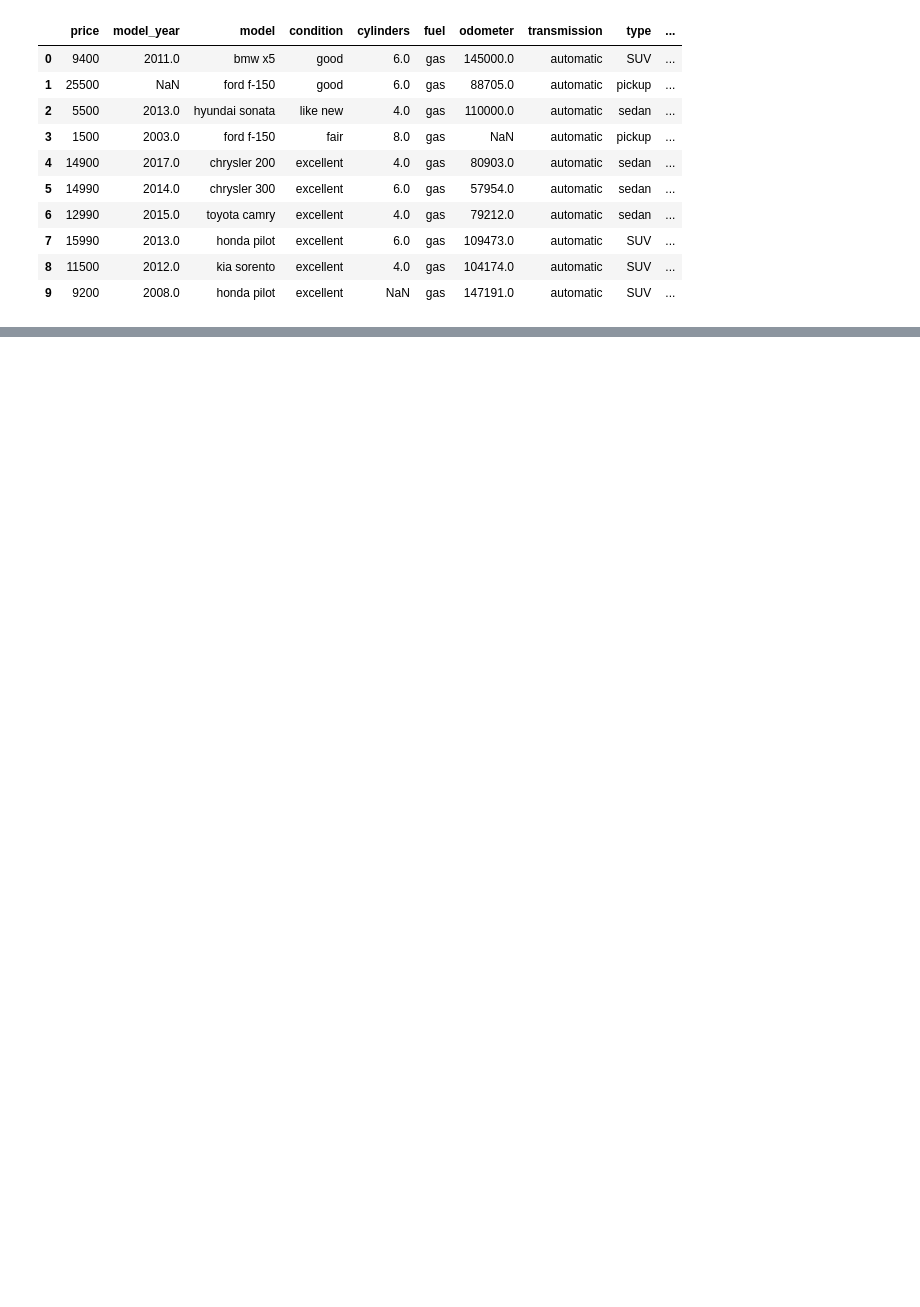
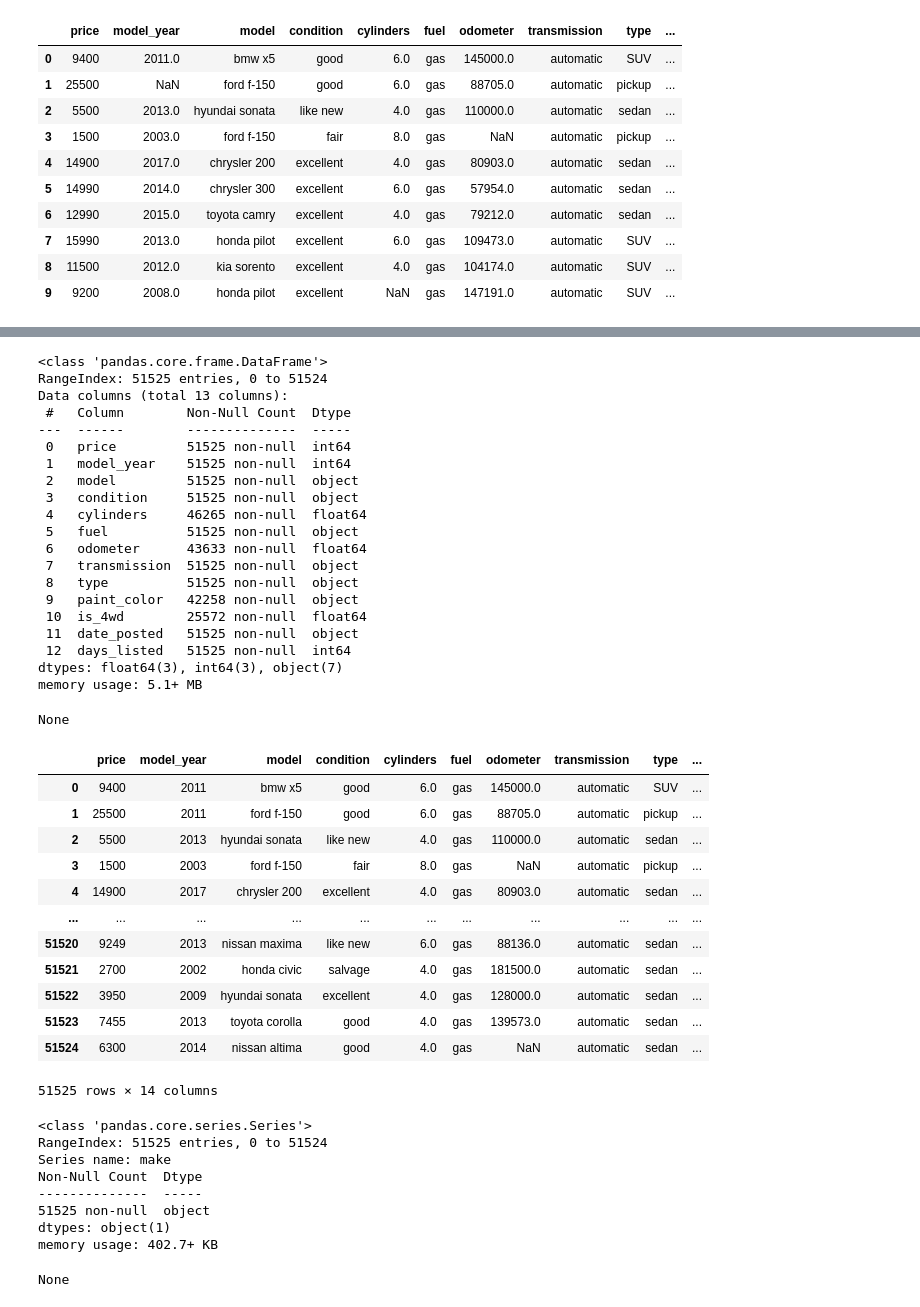
Before and after one commit to muscledork/practicum_sprint_4, a Jupyter notebook: cars_eda.ipynb, the cells around one changed output, grey strips where cells are left out. Saved outputs shown, nothing was run; the diff lists cells and outputs as text; code cells hidden in the pictures; blank space fills up the shorter version.

```diff
--- a/cars_eda.ipynb
+++ b/cars_eda.ipynb
@@ -184,0 +114,29 @@ comp_df = comp_df.drop('model', axis=1)
+# %%
+def model_year_update(df, null_list):
+
+    """ Changes the model year column entry from null to the median
+    year of other models with a non-null model year value
+    """
+
+    for i in null_list:
+        # retrieve the list entry's model name
+        model = df.loc[i, 'model']
+
+        #check if there are other entries with the same name & a non-null cylinder entry
+        other_entries = df[(df['model']==model) & (df['model_year'].notnull())]
+        if not other_entries.empty:
+            # set the null list's entry of model year to the median of all
+            # other entries
+            median = round(other_entries['model_year'].median())
+            df.loc[i, 'model_year'] = median
+        else:
+            df.loc[i, 'model_year'] = 0
+
+    return df
+# %%
+null_model_year = list_of_null(car_data, 'model_year')
+comp_df = model_year_update(car_data, null_model_year)
+comp_df['model_year'] = comp_df['model_year'].astype(int)
+display('The number of entries with the year 0 is: ',\
+        (comp_df['model_year']==0).sum())
+display(comp_df['model_year'].value_counts(dropna=False))
@@ -184,0 +162,51 @@ comp_df = comp_df.drop('model', axis=1)
+# %%
+display(car_data.info())
+# make a new column 'make'from the model column
+comp_df['make'] = comp_df['model'].str.split().str[0]
+display(comp_df)
+display(comp_df['make'].info())
+display(comp_df['make'].value_counts())
+# %% [output]
+<class 'pandas.core.frame.DataFrame'>
+RangeIndex: 51525 entries, 0 to 51524
+Data columns (total 13 columns):
+ #   Column        Non-Null Count  Dtype
+---  ------        --------------  -----
+ 0   price         51525 non-null  int64
+ 1   model_year    51525 non-null  int64
+ 2   model         51525 non-null  object
+ 3   condition     51525 non-null  object
+ 4   cylinders     46265 non-null  float64
+ 5   fuel          51525 non-null  object
+ 6   odometer      43633 non-null  float64
+ 7   transmission  51525 non-null  object
+ 8   type          51525 non-null  object
+ 9   paint_color   42258 non-null  object
+ 10  is_4wd        25572 non-null  float64
+ 11  date_posted   51525 non-null  object
+ 12  days_listed   51525 non-null  int64
+dtypes: float64(3), int64(3), object(7)
+memory usage: 5.1+ MB
+None
+|  | price | model_year | model | condition | cylinders | fuel | odometer | transmission | type | ... |
+| 0 | 9400 | 2011 | bmw x5 | good | 6.0 | gas | 145000.0 | automatic | SUV | ... |
+| 1 | 25500 | 2011 | ford f-150 | good | 6.0 | gas | 88705.0 | automatic | pickup | ... |
+| 2 | 5500 | 2013 | hyundai sonata | like new | 4.0 | gas | 110000.0 | automatic | sedan | ... |
+| 3 | 1500 | 2003 | ford f-150 | fair | 8.0 | gas | NaN | automatic | pickup | ... |
+| 4 | 14900 | 2017 | chrysler 200 | excellent | 4.0 | gas | 80903.0 | automatic | sedan | ... |
+| ... | ... | ... | ... | ... | ... | ... | ... | ... | ... | ... |
+| 51520 | 9249 | 2013 | nissan maxima | like new | 6.0 | gas | 88136.0 | automatic | sedan | ... |
+| 51521 | 2700 | 2002 | honda civic | salvage | 4.0 | gas | 181500.0 | automatic | sedan | ... |
+| 51522 | 3950 | 2009 | hyundai sonata | excellent | 4.0 | gas | 128000.0 | automatic | sedan | ... |
+| 51523 | 7455 | 2013 | toyota corolla | good | 4.0 | gas | 139573.0 | automatic | sedan | ... |
+| 51524 | 6300 | 2014 | nissan altima | good | 4.0 | gas | NaN | automatic | sedan | ... |
+51525 rows × 14 columns
+<class 'pandas.core.series.Series'>
+RangeIndex: 51525 entries, 0 to 51524
+Series name: make
+Non-Null Count  Dtype
+--------------  -----
+51525 non-null  object
+dtypes: object(1)
+memory usage: 402.7+ KB
+None
```
Also changed, not shown: parts of 79 cells of this notebook.
